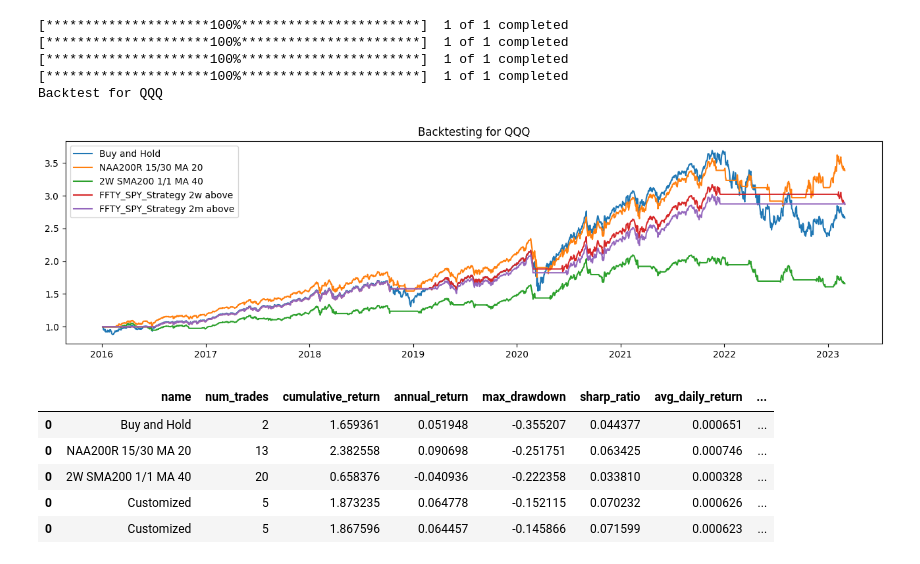
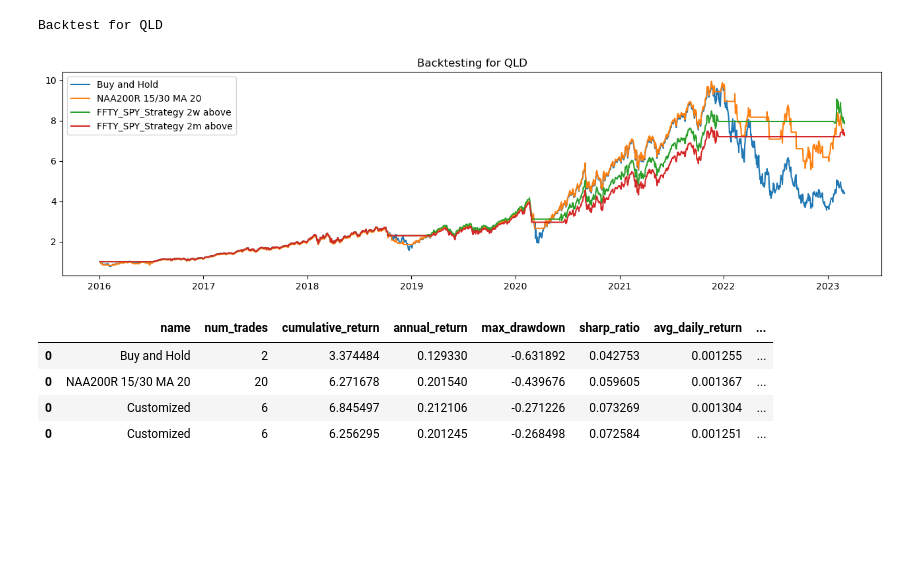
Before and after one commit to sylviawusyl/backtesting, a Jupyter notebook: wip_notebook_fftyspy.ipynb, the cells around one changed output. Saved outputs shown, nothing was run; the diff lists cells and outputs as text; code cells hidden in the pictures; blank space fills up the shorter version.

```diff
--- a/wip_notebook_fftyspy.ipynb
+++ b/wip_notebook_fftyspy.ipynb
@@ -172,20 +174,20 @@ Backtest for QQQ
 | 0 | Customized | 6 | 2.077158 | 0.075838 | -0.142036 | 0.074396 | 0.000664 | ... |
 | 0 | Customized | 6 | 1.937161 | 0.068357 | -0.141645 | 0.073534 | 0.000636 | ... |
+# %%
+perf_summary = backtestAll(qld, test_start, test_end, weekly_trading = False, verbose = False)
+display(perf_summary)
+# %% [output]
+Backtest for QLD
+[figure, added]
+|  | name | num_trades | cumulative_return | annual_return | max_drawdown | sharp_ratio | avg_daily_return | ... |
+| 0 | Buy and Hold | 2 | 3.374484 | 0.129330 | -0.631892 | 0.042753 | 0.001255 | ... |
+| 0 | NAA200R 15/30 MA 20 | 20 | 6.271678 | 0.201540 | -0.439676 | 0.059605 | 0.001367 | ... |
+| 0 | Customized | 6 | 6.845497 | 0.212106 | -0.271226 | 0.073269 | 0.001304 | ... |
+| 0 | Customized | 6 | 6.256295 | 0.201245 | -0.268498 | 0.072584 | 0.001251 | ... |
 # %%
 test_start,test_end = dt.datetime(2016,1,1), dt.datetime(2023,3,1)
-
-perf_summary = backtestAll(qqq, test_start, test_end, weekly_trading = True, verbose = False)
-display(perf_summary)
+perf_summary = pd.DataFrame()
+buy_and_hold = ab.BuyAndHold()
+buy_and_hold.run_strategy(ticker, test_start,test_end)
+bt = ab.BackTest()
+bt.run_backtest(buy_and_hold, ticker, test_start, test_end, weekly_buy = True, weekly_sell = False)
-# %% [output]
-[*********************100%***********************]  1 of 1 completed
-[*********************100%***********************]  1 of 1 completed
-[*********************100%***********************]  1 of 1 completed
-[*********************100%***********************]  1 of 1 completed
-Backtest for QQQ
-[figure, removed]
-|  | name | num_trades | cumulative_return | annual_return | max_drawdown | sharp_ratio | avg_daily_return | ... |
-| 0 | Buy and Hold | 2 | 1.659361 | 0.051948 | -0.355207 | 0.044377 | 0.000651 | ... |
-| 0 | NAA200R 15/30 MA 20 | 13 | 2.382558 | 0.090698 | -0.251751 | 0.063425 | 0.000746 | ... |
-| 0 | 2W SMA200 1/1 MA 40 | 20 | 0.658376 | -0.040936 | -0.222358 | 0.033810 | 0.000328 | ... |
-| 0 | Customized | 5 | 1.873235 | 0.064778 | -0.152115 | 0.070232 | 0.000626 | ... |
-| 0 | Customized | 5 | 1.867596 | 0.064457 | -0.145866 | 0.071599 | 0.000623 | ... |
```
Also changed, not shown: parts of 15 cells of this notebook, 5 other files.
